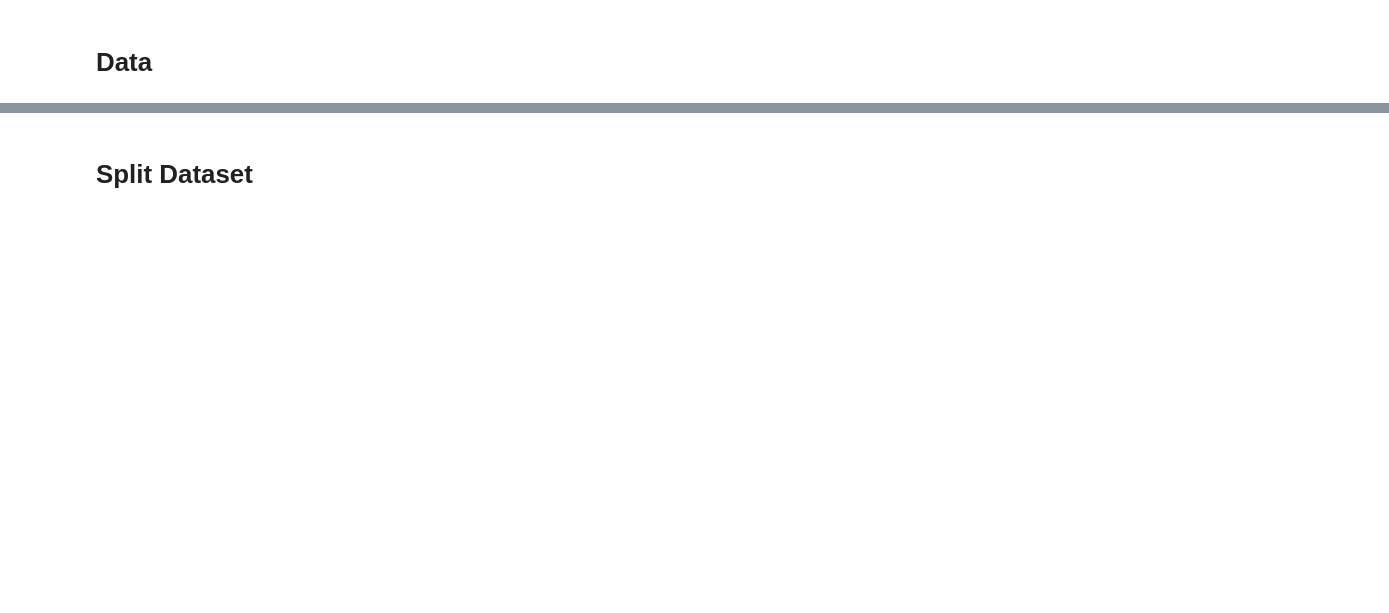
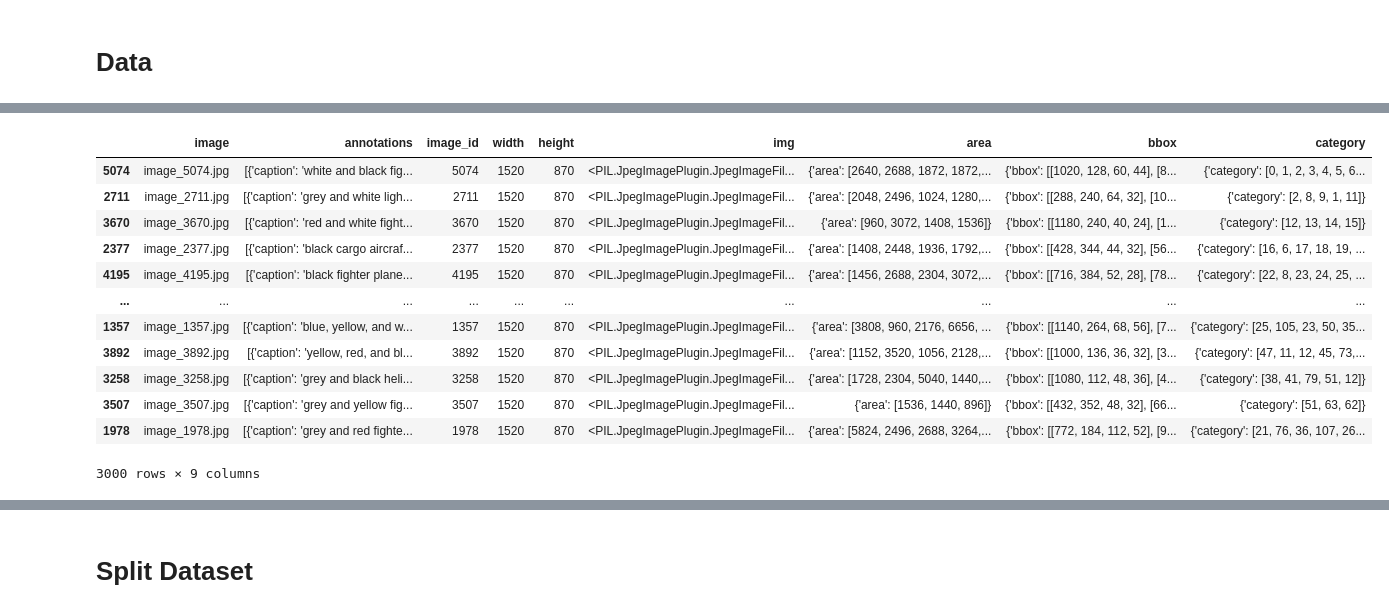
Before and after one commit to EkMi00/til-24-base, a Jupyter notebook: vlm/src/create_dataset.ipynb, the cells around one changed output, grey strips where cells are left out. Cells and saved outputs as stored; diff of their text form; code cells hidden in the pictures; blank space fills up the shorter version.

```diff
--- a/vlm/src/create_dataset.ipynb
+++ b/vlm/src/create_dataset.ipynb
@@ -72,0 +51,33 @@ df_vlm
+# %%
+df["image_id"] = df.index
+
+df['width'] = df['image'].apply(lambda x: Image.open('../data/images/' + x).size)
+df['height'] = df['width'].apply(lambda x: x[1])
+df['width'] = df['width'].apply(lambda x: x[0])
+
+df['img'] = df['image'].apply(lambda x: Image.open('../data/images/' +x))
+
+df['area'] = df['annotations'].apply(lambda x: {"area":[i['bbox'][2] * i['bbox'][3] for i in x]})
+df['bbox'] = df['annotations'].apply(lambda x: {"bbox":[i['bbox'] for i in x]})
+# df['category'] = df['annotations'].apply(lambda x: {'category':[label2id[i['caption']] for i in x]})
+def check_str(caption, categories, label2id):
+	for cat in categories:
+		if cat in caption:
+			return label2id[cat]
+
+df['category'] = df['annotations'].apply(lambda x: {'category':[check_str(i['caption'], categories, label2id) for i in x]})
+df
+# %% [output]
+|  | image | annotations | image_id | width | height | img | area | bbox | category |
+| 5074 | image_5074.jpg | [{'caption': 'white and black fig... | 5074 | 1520 | 870 | <PIL.JpegImagePlugin.JpegImageFil... | {'area': [2640, 2688, 1872, 1872,... | {'bbox': [[1020, 128, 60, 44], [8... | {'category': [0, 1, 2, 3, 4, 5, 6... |
+| 2711 | image_2711.jpg | [{'caption': 'grey and white ligh... | 2711 | 1520 | 870 | <PIL.JpegImagePlugin.JpegImageFil... | {'area': [2048, 2496, 1024, 1280,... | {'bbox': [[288, 240, 64, 32], [10... | {'category': [2, 8, 9, 1, 11]} |
+| 3670 | image_3670.jpg | [{'caption': 'red and white fight... | 3670 | 1520 | 870 | <PIL.JpegImagePlugin.JpegImageFil... | {'area': [960, 3072, 1408, 1536]} | {'bbox': [[1180, 240, 40, 24], [1... | {'category': [12, 13, 14, 15]} |
+| 2377 | image_2377.jpg | [{'caption': 'black cargo aircraf... | 2377 | 1520 | 870 | <PIL.JpegImagePlugin.JpegImageFil... | {'area': [1408, 2448, 1936, 1792,... | {'bbox': [[428, 344, 44, 32], [56... | {'category': [16, 6, 17, 18, 19, ... |
+| 4195 | image_4195.jpg | [{'caption': 'black fighter plane... | 4195 | 1520 | 870 | <PIL.JpegImagePlugin.JpegImageFil... | {'area': [1456, 2688, 2304, 3072,... | {'bbox': [[716, 384, 52, 28], [78... | {'category': [22, 8, 23, 24, 25, ... |
+| ... | ... | ... | ... | ... | ... | ... | ... | ... | ... |
+| 1357 | image_1357.jpg | [{'caption': 'blue, yellow, and w... | 1357 | 1520 | 870 | <PIL.JpegImagePlugin.JpegImageFil... | {'area': [3808, 960, 2176, 6656, ... | {'bbox': [[1140, 264, 68, 56], [7... | {'category': [25, 105, 23, 50, 35... |
+| 3892 | image_3892.jpg | [{'caption': 'yellow, red, and bl... | 3892 | 1520 | 870 | <PIL.JpegImagePlugin.JpegImageFil... | {'area': [1152, 3520, 1056, 2128,... | {'bbox': [[1000, 136, 36, 32], [3... | {'category': [47, 11, 12, 45, 73,... |
+| 3258 | image_3258.jpg | [{'caption': 'grey and black heli... | 3258 | 1520 | 870 | <PIL.JpegImagePlugin.JpegImageFil... | {'area': [1728, 2304, 5040, 1440,... | {'bbox': [[1080, 112, 48, 36], [4... | {'category': [38, 41, 79, 51, 12]} |
+| 3507 | image_3507.jpg | [{'caption': 'grey and yellow fig... | 3507 | 1520 | 870 | <PIL.JpegImagePlugin.JpegImageFil... | {'area': [1536, 1440, 896]} | {'bbox': [[432, 352, 48, 32], [66... | {'category': [51, 63, 62]} |
+| 1978 | image_1978.jpg | [{'caption': 'grey and red fighte... | 1978 | 1520 | 870 | <PIL.JpegImagePlugin.JpegImageFil... | {'area': [5824, 2496, 2688, 3264,... | {'bbox': [[772, 184, 112, 52], [9... | {'category': [21, 76, 36, 107, 26... |
+3000 rows × 9 columns
```
Also changed, not shown: parts of 3 cells of this notebook, 10 other files.
